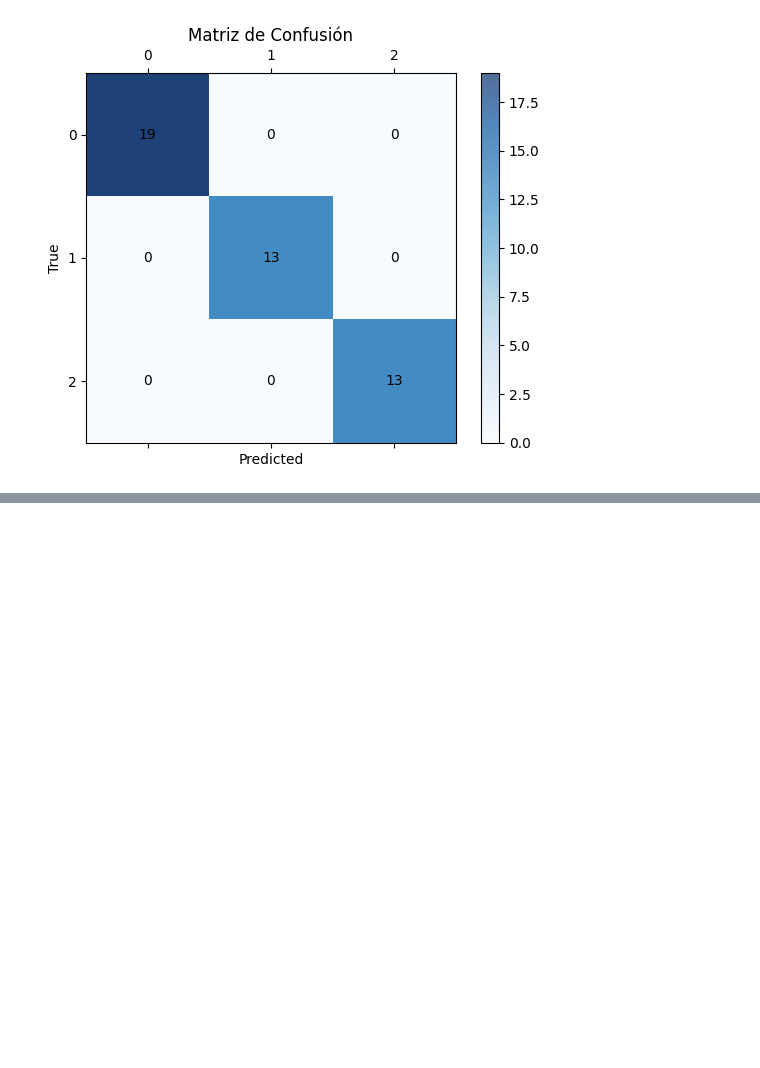
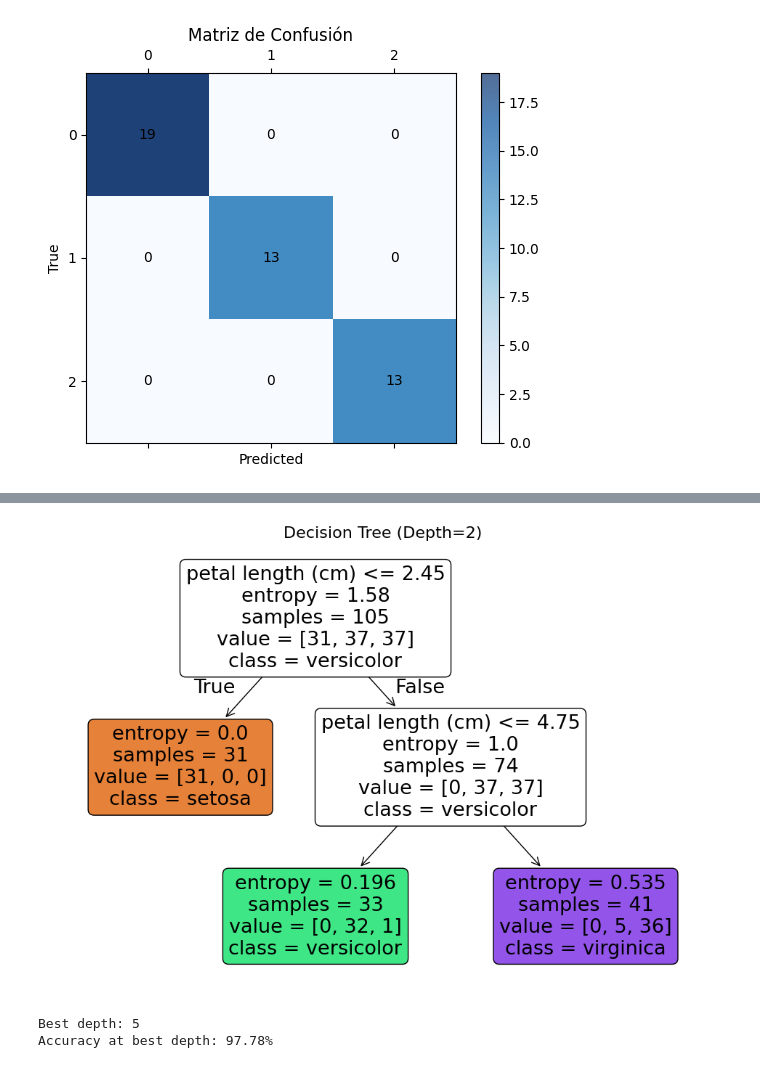
Before and after one commit to Julian-L-Avila/Data-Mining-2024-3, a Jupyter notebook: Classification-Notebook/main.sync.ipynb, the cells around one changed output, grey strips where cells are left out. Drawn from its saved outputs; the diff is of its cells as text; code cells hidden in the pictures; blank space fills up the shorter version.

```diff
--- a/Classification-Notebook/main.sync.ipynb
+++ b/Classification-Notebook/main.sync.ipynb
@@ -353,0 +403,31 @@ weighted avg       1.00      1.00      1.00        45
+# %%
+plt.figure(figsize=(12, 8))
+plot_tree(tree_model, filled=True, feature_names=X.columns, class_names=data.target_names, rounded=True, proportion=False)
+plt.title("Decision Tree (Depth=2)", fontsize=16)
+plt.show()
+# %% [output]
+[figure, added]
+# %%
+depths = range(1, 21)  # Check tree depths from 1 to 20
+train_accuracies = []
+test_accuracies = []
+
+for depth in depths:
+    tree_model = DecisionTreeClassifier(criterion="entropy", max_depth=depth, random_state=42)
+    tree_model.fit(X_train, y_train)
+
+    # Train and test accuracy
+    train_acc = accuracy_score(y_train, tree_model.predict(X_train))
+    test_acc = accuracy_score(y_test, tree_model.predict(X_test))
+
+    train_accuracies.append(train_acc)
+    test_accuracies.append(test_acc)
+
+# Find the best depth
+best_depth = depths[np.argmin(abs(np.array(test_accuracies) - np.array(train_accuracies)))]
+
+print(f'Best depth: {best_depth}')
+print(f'Accuracy at best depth: {test_accuracies[best_depth - 1] * 100:.2f}%')
+# %% [output]
+Best depth: 5
+Accuracy at best depth: 97.78%
```
Also changed, not shown: parts of 8 cells of this notebook, 2 other files.
